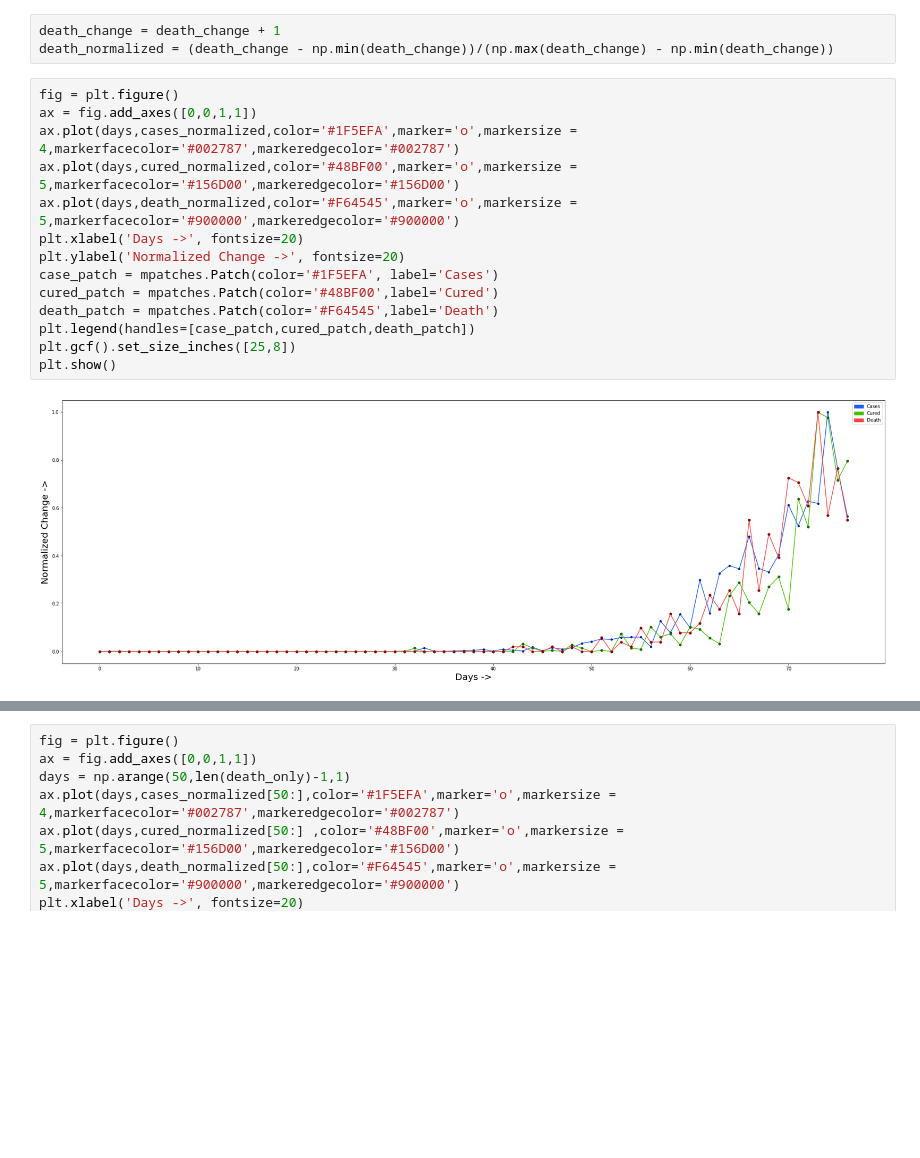
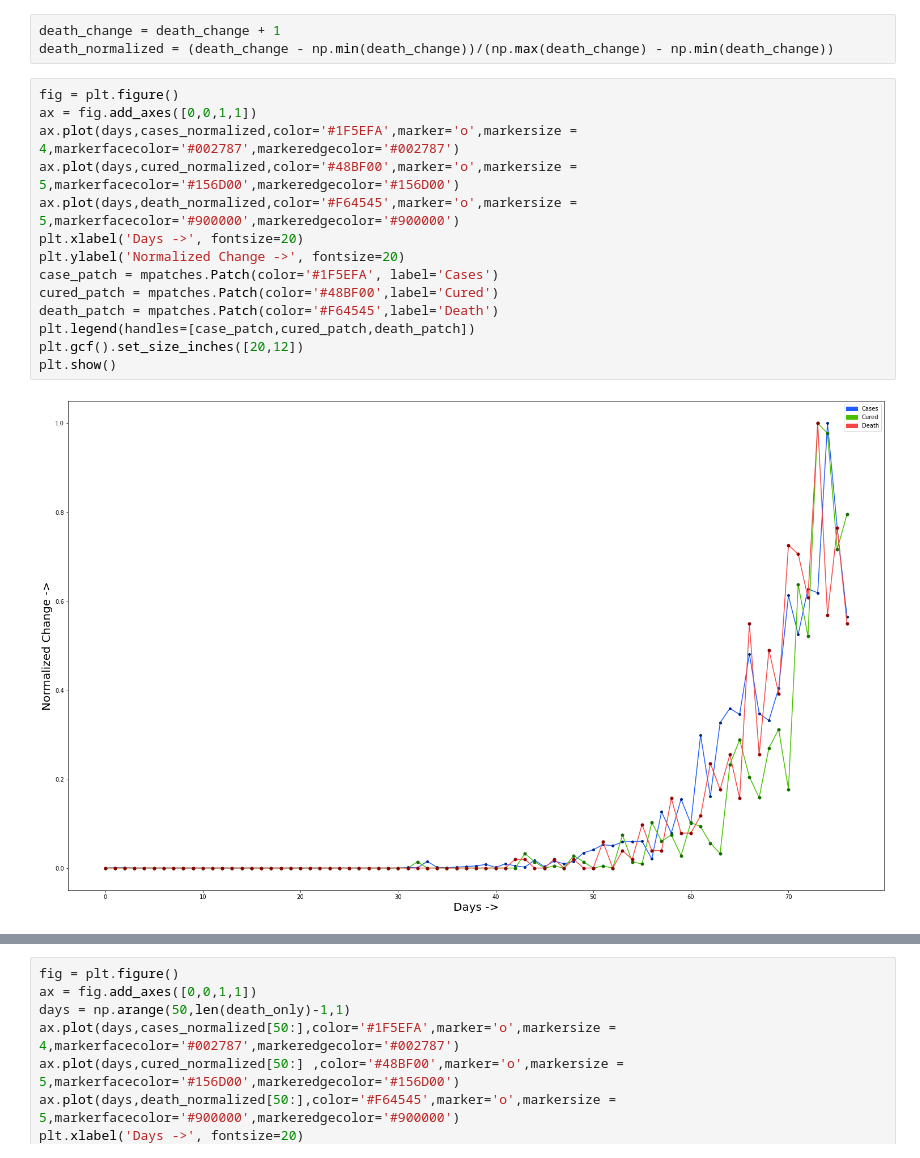
Before and after one commit to ShrayankM/Covid-19-India-Analysis, a Jupyter notebook: Covid_19_India_(18_04_2020).ipynb, the cells around one changed output, grey strips where cells are left out. Drawn from its saved outputs; the diff is of its cells as text; blank space fills up the shorter version.

```diff
--- a/Covid_19_India_(18_04_2020).ipynb
+++ b/Covid_19_India_(18_04_2020).ipynb
@@ -159,16 +157,16 @@ death_normalized = (death_change - np.min(death_change))/(np.max(death_change) -
 # %%
 fig = plt.figure()
 ax = fig.add_axes([0,0,1,1])
 ax.plot(days,cases_normalized,color='#1F5EFA',marker='o',markersize = 4,markerfacecolor='#002787',markeredgecolor='#002787')
 ax.plot(days,cured_normalized,color='#48BF00',marker='o',markersize = 5,markerfacecolor='#156D00',markeredgecolor='#156D00')
 ax.plot(days,death_normalized,color='#F64545',marker='o',markersize = 5,markerfacecolor='#900000',markeredgecolor='#900000')
 plt.xlabel('Days ->', fontsize=20)
 plt.ylabel('Normalized Change ->', fontsize=20)
 case_patch = mpatches.Patch(color='#1F5EFA', label='Cases')
 cured_patch = mpatches.Patch(color='#48BF00',label='Cured')
 death_patch = mpatches.Patch(color='#F64545',label='Death')
 plt.legend(handles=[case_patch,cured_patch,death_patch])
-plt.gcf().set_size_inches([25,8])
+plt.gcf().set_size_inches([20,12])
 plt.show()
 # %% [output]
-[figure, old version]
+[figure, new version]
```
Also changed, not shown: parts of 2 cells of this notebook.
